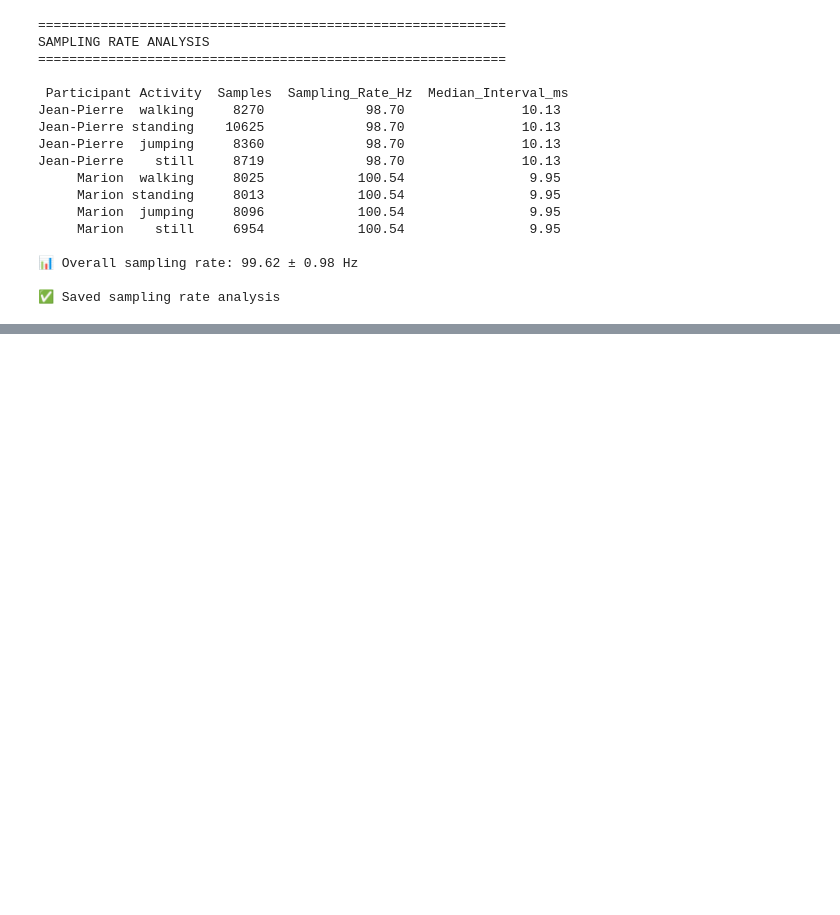
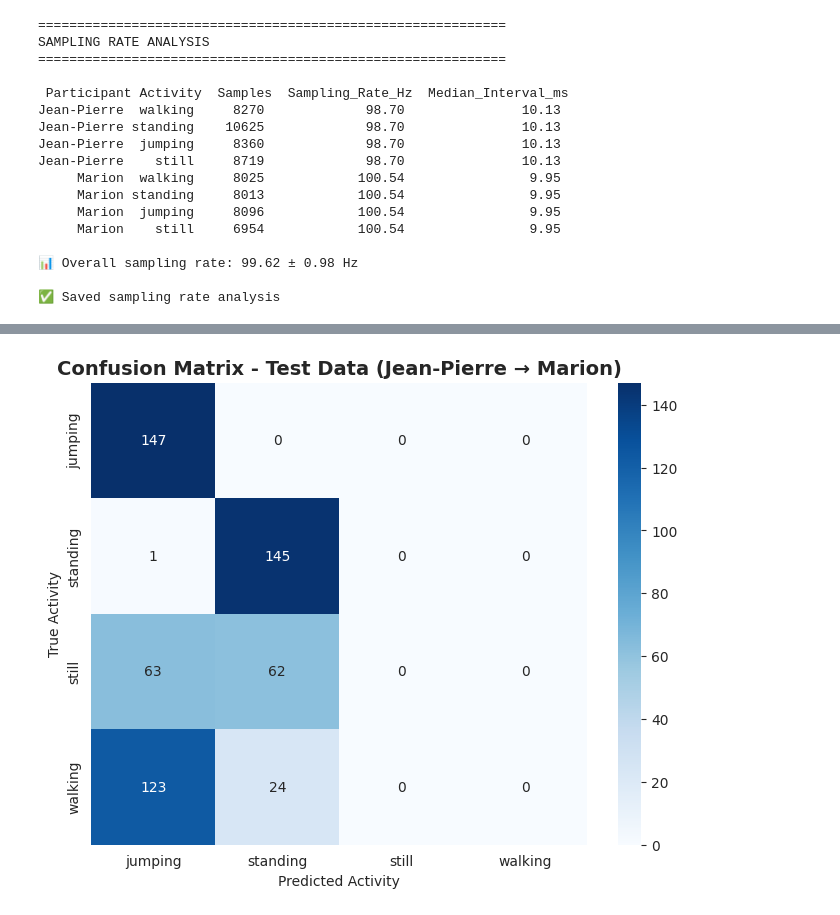
Before and after one commit to ngabo-dev/formative2-hmm_group1, a Jupyter notebook: HMM_group1.ipynb, the cells around one changed output, grey strips where cells are left out. Drawn from its saved outputs; the diff is of its cells as text; code cells hidden in the pictures; blank space fills up the shorter version.

Commit message:
new notebook with model created

```diff
--- a/HMM_group1.ipynb
+++ b/HMM_group1.ipynb
@@ -519,0 +550,96 @@ DATA LOADING AND PREPROCESSING COMPLETE!
+# %%
+import numpy as np
+import pandas as pd
+from hmmlearn import hmm
+from sklearn.preprocessing import LabelEncoder, StandardScaler
+from sklearn.metrics import accuracy_score, confusion_matrix
+import seaborn as sns
+import matplotlib.pyplot as plt
+
+# --- Step 1: Load features ---
+features_df = pd.read_csv('Extracted_Features.csv')
+
+# Strip whitespace just in case
+features_df['participant'] = features_df['participant'].str.strip()
+
+# --- Step 2: Ensure both participants are included ---
+print("Participants in dataset:", features_df['participant'].unique())
+
+# --- Step 3: Handle NaNs ---
+nan_counts = features_df.isna().sum()
+print("NaNs per column before cleaning:\n", nan_counts)
+features_df = features_df.fillna(0)
+print("✅ NaNs handled.")
+
+# --- Step 4: Split train/test by participant ---
+train_df = features_df[features_df['participant'] == 'Jean-Pierre'].sort_values(by='recording_id')
+test_df  = features_df[features_df['participant'] == 'Marion'].sort_values(by='recording_id')
+
+print(f"Train samples: {len(train_df)}, Test samples: {len(test_df)}")
+
+if len(train_df) == 0 or len(test_df) == 0:
+    raise ValueError("Train or test set is empty. Check participant names in the CSV.")
+
+# --- Step 5: Prepare features and labels ---
+label_encoder = LabelEncoder()
+y_train = label_encoder.fit_transform(train_df['activity'])
+y_test  = label_encoder.transform(test_df['activity'])  # same encoding
+
+X_train = train_df.drop(columns=['participant', 'activity', 'recording_id']).values
+X_test  = test_df.drop(columns=['participant', 'activity', 'recording_id']).values
+
+# --- Step 6: Scale features ---
+scaler = StandardScaler()
+X_train_scaled = scaler.fit_transform(X_train)
+X_test_scaled  = scaler.transform(X_test)
+
+# --- Step 7: Train HMM ---
+n_states = len(label_encoder.classes_)
+model = hmm.GaussianHMM(n_components=n_states, covariance_type='diag', n_iter=200, random_state=42)
+model.fit(X_train_scaled)
+print("✅ HMM trained on Jean-Pierre data!")
+
+# --- Step 8: Decode hidden states on test data (Viterbi) ---
+hidden_states_test = model.predict(X_test_scaled)
+
+# --- Step 9: Align hidden states to activity labels using training majority vote ---
+state_label_map = {}
+hidden_states_train = model.predict(X_train_scaled)
+for i in range(n_states):
+    mask = (hidden_states_train == i)
+    if np.sum(mask) == 0:
+        continue
+    # Use mode to get majority label
+    majority_label = train_df.loc[mask, 'activity'].mode()[0]
+    state_label_map[i] = majority_label
+
+decoded_test_labels = [state_label_map.get(s, 'unknown') for s in hidden_states_test]
+test_df['predicted_activity'] = decoded_test_labels
+
+# --- Step 10: Evaluate accuracy ---
+acc = accuracy_score(test_df['activity'], test_df['predicted_activity'])
+print(f"✅ Generalization Accuracy (Jean-Pierre → Marion): {acc:.3f}")
+
+# --- Step 11: Confusion matrix ---
+cm = confusion_matrix(test_df['activity'], test_df['predicted_activity'], labels=label_encoder.classes_)
+plt.figure(figsize=(8,6))
+sns.heatmap(cm, annot=True, fmt='d', cmap='Blues',
+            xticklabels=label_encoder.classes_,
+            yticklabels=label_encoder.classes_)
+plt.title("Confusion Matrix - Test Data (Jean-Pierre → Marion)", fontsize=14, fontweight='bold')
+plt.xlabel("Predicted Activity")
+plt.ylabel("True Activity")
+plt.show()
+
+# --- Step 12: Transition matrix visualization (train data) ---
+plt.figure(figsize=(6,5))
+sns.heatmap(model.transmat_, annot=True, cmap='Purples', fmt='.2f',
+            xticklabels=label_encoder.classes_,
+            yticklabels=label_encoder.classes_)
+plt.title("HMM State Transition Matrix (Train Data)", fontsize=14, fontweight='bold')
+plt.show()
+
+# --- Step 13: Save test predictions ---
+test_df.to_csv("HMM_TestPredictions.csv", index=False)
+print("✅ Test predictions saved to 'HMM_TestPredictions.csv'")
+# %% [output]
@@ -519,0 +664 @@ DATA LOADING AND PREPROCESSING COMPLETE!
+[figure, added]
```
Also changed, not shown: parts of 18 cells of this notebook.
